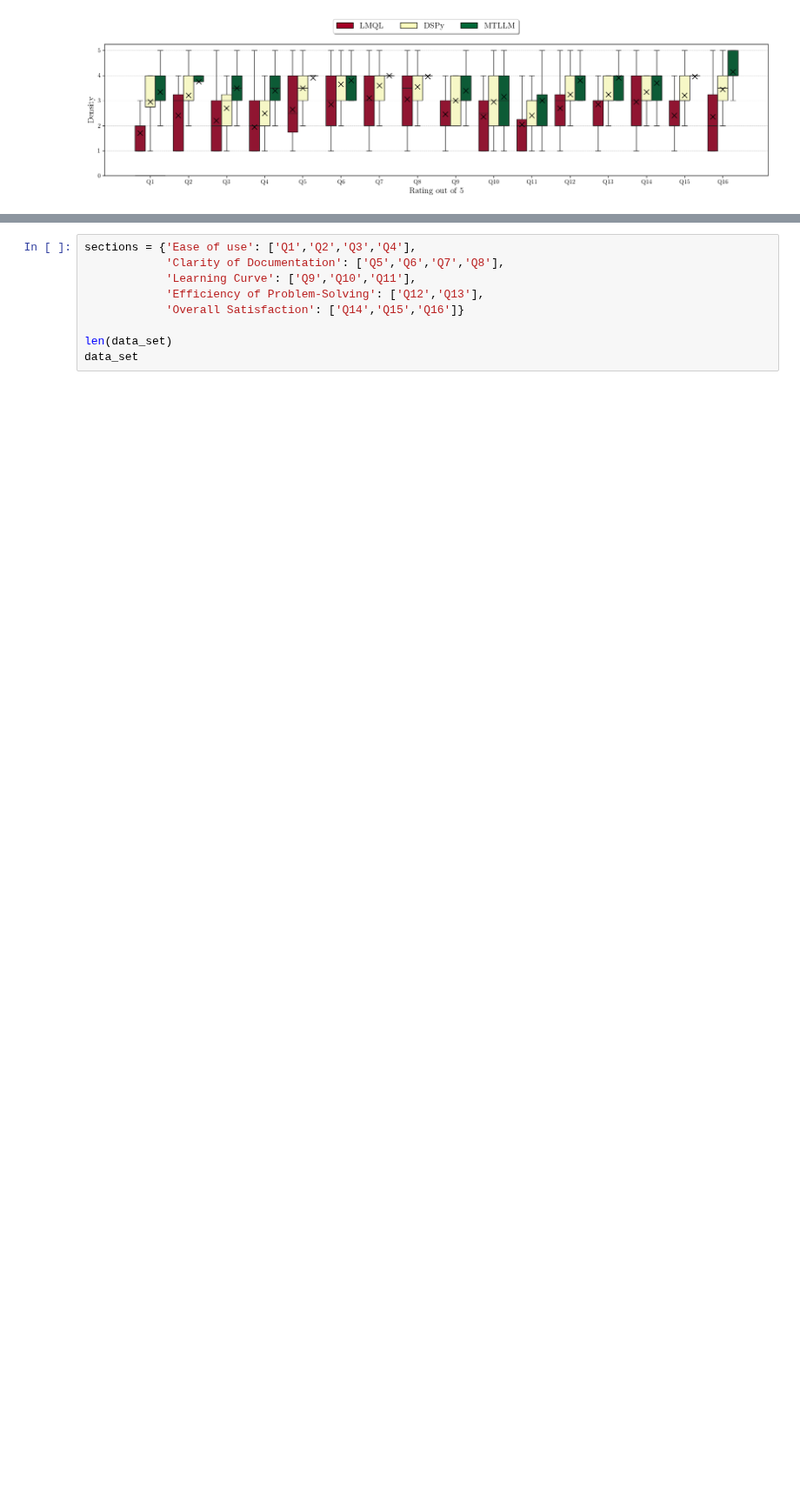
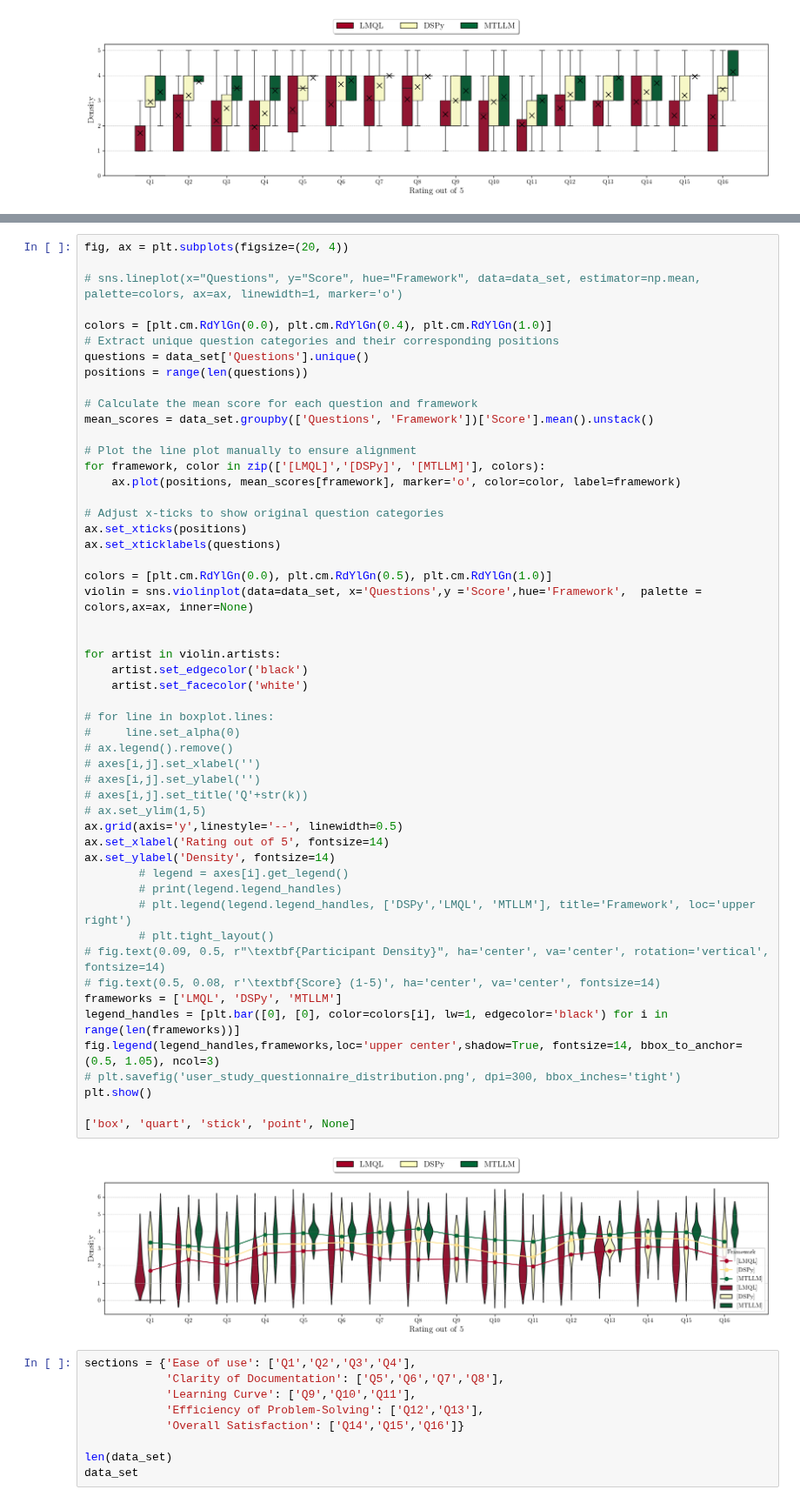
Before and after one commit to Jaseci-Labs/mtllm-evaluation, a Jupyter notebook: usabiity study/data.ipynb, the cells around one changed output, grey strips where cells are left out. Shown at 87% size. Drawn from its saved outputs; the diff is of its cells as text; blank space fills up the shorter version.

```diff
--- a/usabiity study/data.ipynb
+++ b/usabiity study/data.ipynb
@@ -292,3 +293,57 @@ ValueError: The value for `inner` must be one of ['box', 'quart', 'stick', 'poin
+# %%
+fig, ax = plt.subplots(figsize=(20, 4))
+
+# sns.lineplot(x="Questions", y="Score", hue="Framework", data=data_set, estimator=np.mean, palette=colors, ax=ax, linewidth=1, marker='o')
+
+colors = [plt.cm.RdYlGn(0.0), plt.cm.RdYlGn(0.4), plt.cm.RdYlGn(1.0)]
+# Extract unique question categories and their corresponding positions
+questions = data_set['Questions'].unique()
+positions = range(len(questions))
+
+# Calculate the mean score for each question and framework
+mean_scores = data_set.groupby(['Questions', 'Framework'])['Score'].mean().unstack()
+
+# Plot the line plot manually to ensure alignment
+for framework, color in zip(['[LMQL]','[DSPy]', '[MTLLM]'], colors):
+    ax.plot(positions, mean_scores[framework], marker='o', color=color, label=framework)
+
+# Adjust x-ticks to show original question categories
+ax.set_xticks(positions)
+ax.set_xticklabels(questions)
+
+colors = [plt.cm.RdYlGn(0.0), plt.cm.RdYlGn(0.5), plt.cm.RdYlGn(1.0)]
+violin = sns.violinplot(data=data_set, x='Questions',y ='Score',hue='Framework',  palette = colors,ax=ax, inner=None)
+
+
+for artist in violin.artists:
+    artist.set_edgecolor('black')
+    artist.set_facecolor('white')
+
+# for line in boxplot.lines:
+#     line.set_alpha(0)
+# ax.legend().remove()
+# axes[i,j].set_xlabel('')
+# axes[i,j].set_ylabel('')
+# axes[i,j].set_title('Q'+str(k))
+# ax.set_ylim(1,5)
+ax.grid(axis='y',linestyle='--', linewidth=0.5)
+ax.set_xlabel('Rating out of 5', fontsize=14)
+ax.set_ylabel('Density', fontsize=14)
+        # legend = axes[i].get_legend()
+        # print(legend.legend_handles)
+        # plt.legend(legend.legend_handles, ['DSPy','LMQL', 'MTLLM'], title='Framework', loc='upper right')
+        # plt.tight_layout()
+# fig.text(0.09, 0.5, r"\textbf{Participant Density}", ha='center', va='center', rotation='vertical', fontsize=14)
+# fig.text(0.5, 0.08, r'\textbf{Score} (1-5)', ha='center', va='center', fontsize=14)
+frameworks = ['LMQL', 'DSPy', 'MTLLM']
+legend_handles = [plt.bar([0], [0], color=colors[i], lw=1, edgecolor='black') for i in range(len(frameworks))]
+fig.legend(legend_handles,frameworks,loc='upper center',shadow=True, fontsize=14, bbox_to_anchor=(0.5, 1.05), ncol=3)
+# plt.savefig('user_study_questionnaire_distribution.png', dpi=300, bbox_inches='tight')
+plt.show()
+
+['box', 'quart', 'stick', 'point', None]
+# %% [output]
+[figure, added]
 # %%
 sections = {'Ease of use': ['Q1','Q2','Q3','Q4'],
             'Clarity of Documentation': ['Q5','Q6','Q7','Q8'],
```
Also changed, not shown: parts of 1 cell of this notebook.
